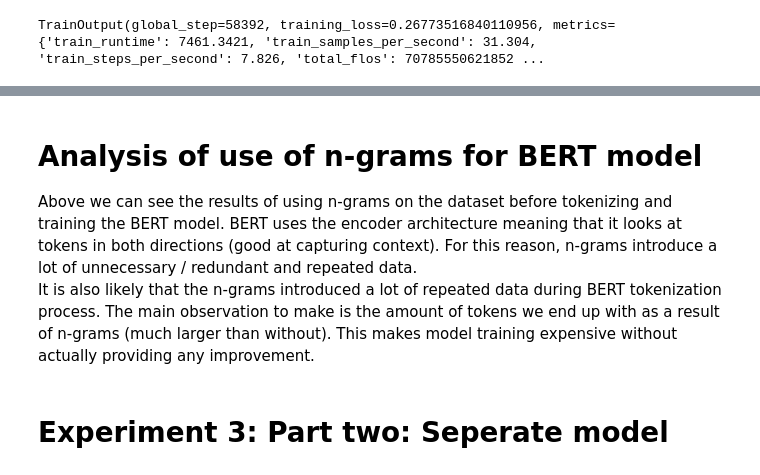
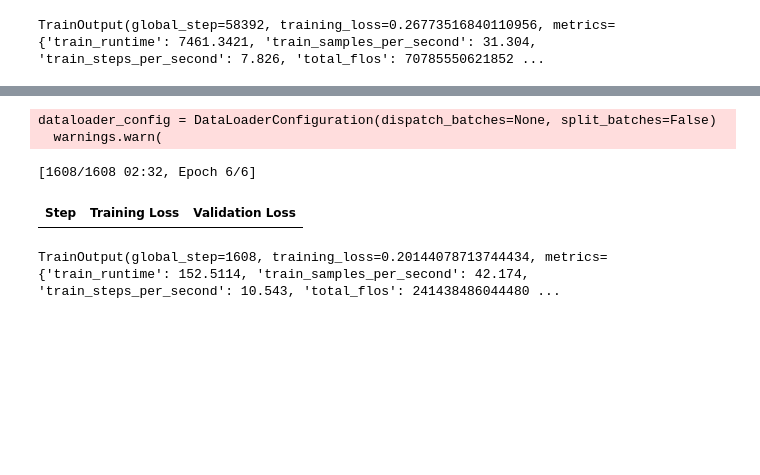
Before and after one commit to liam-michel/NLP, a Jupyter notebook: coursework/ex3.ipynb, the cells around one changed output, grey strips where cells are left out. Drawn from its saved outputs; the diff is of its cells as text; code cells hidden in the pictures; blank space fills up the shorter version.

Commit message:
finished multiple experiments

```diff
--- a/coursework/ex3.ipynb
+++ b/coursework/ex3.ipynb
@@ -270,9 +341,45 @@ Some weights of BertForTokenClassification were not initialized from the model c
 You should probably TRAIN this model on a down-stream task to be able to use it for predictions and inference.
-# %% [markdown]
-# Analysis of use of n-grams for BERT model
-Above we can see the results of using n-grams on the dataset before tokenizing and training the BERT model.
-BERT uses the encoder architecture meaning that it looks at tokens in both directions (good at capturing context). For this reason, n-grams introduce a lot of unnecessary / redundant and repeated data.\
-It is also likely that the n-grams introduced a lot of repeated data during BERT tokenization process.
-The main observation to make is the amount of tokens we end up with as a result of n-grams (much larger than without). This makes model training expensive without actually providing any improvement.
-# %% [markdown]
-# Experiment 3: Part two: Seperate model
+# %%
+from transformers import TrainingArguments, Trainer, EarlyStoppingCallback
+
+# Training arguments (feel free to play arround with these values)
+model_name = "bert-base-uncased"
+epochs = 6
+batch_size = 4
+learning_rate = 2e-5
+
+args2 = TrainingArguments(
+    f"BERT-finetuned-NER",
+    # evaluation_strategy = "epoch", ## Instead of focusing on loss and accuracy, we will focus on the F1 score
+    evaluation_strategy ='steps',
+    eval_steps = 7000,
+    save_total_limit = 3,
+    learning_rate=learning_rate,
+    per_device_train_batch_size=batch_size,
+    per_device_eval_batch_size=batch_size,
+    num_train_epochs=epochs,
+    weight_decay=0.001,
+    save_steps=35000,
+    metric_for_best_model = 'f1',
+    load_best_model_at_end=True
+)
+
+trainer2 = Trainer(
+    model2,
+    args2,
+    train_dataset=tokenised_train,
+    eval_dataset=tokenised_val,
+    data_collator = data_collator,
+    tokenizer=tokenizer,
+    compute_metrics=compute_metrics,
+    callbacks = [EarlyStoppingCallback(early_stopping_patience=3)]
+)
+# %% [output]
+dataloader_config = DataLoaderConfiguration(dispatch_batches=None, split_batches=False)
+  warnings.warn(
+# %%
+trainer2.train()
+# %% [output]
+[1608/1608 02:32, Epoch 6/6]
+| Step | Training Loss | Validation Loss |
+TrainOutput(global_step=1608, training_loss=0.20144078713744434, metrics={'train_runtime': 152.5114, 'train_samples_per_second': 42.174, 'train_steps_per_second': 10.543, 'total_flos': 241438486044480 ...
```
Also changed, not shown: parts of 31 cells of this notebook, 11 other files.
